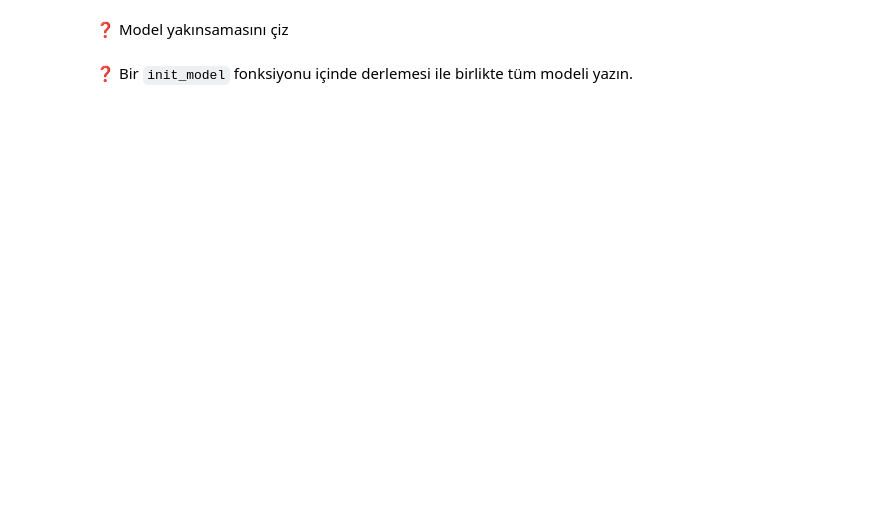
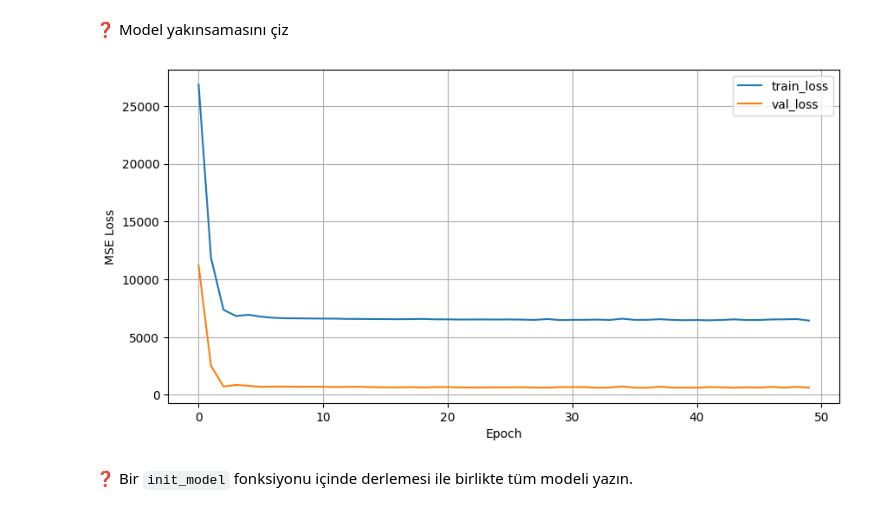
Before and after one commit to totkanligizem/S18D2-S-Data-tensorflow_demystified, a Jupyter notebook: recap.ipynb, the cells around one changed output. Cells and saved outputs as stored; diff of their text form; code cells hidden in the pictures; blank space fills up the shorter version.

Commit message:
Add forest fires regression model and training pipeline

```diff
--- a/recap.ipynb
+++ b/recap.ipynb
@@ -328,2 +498,4 @@ y = area
+# %%
+model.add(layers.Dense(20, activation="relu"))
 # %% [markdown]
 ❓ Regresyon görevinize uygun son bir katman ekleyin
@@ -332,3 +502,5 @@ y = area
+# %%
+model.add(layers.Dense(1))
 # %% [markdown]
 ❓ Modelinizin parametre sayısını kontrol edin.
 
@@ -344,2 +540,8 @@ Yoğun Sinir Ağınızın her katmanında yer alan parametre sayısını doğru
+# %%
+model.compile(
+    optimizer="adam",
+    loss="mse",
+    metrics=[keras.metrics.MeanAbsoluteError(name="mae")]
+)
 # %% [markdown]
 ❓Modeli bu rastgele veriler üzerinde çalıştırın; bir dizi `epochs` ve bir `batch_size` seçmeyi unutmayın. Geri dönen sonucu `history` içinde saklayın.
@@ -347,0 +548,8 @@ Yoğun Sinir Ağınızın her katmanında yer alan parametre sayısını doğru
+# %%
+history = model.fit(
+    X_train, y_train,
+    validation_split=0.2,
+    epochs=50,
+    batch_size=32,
+    verbose=1
+)
@@ -352,2 +576,15 @@ Yoğun Sinir Ağınızın her katmanında yer alan parametre sayısını doğru
+# %%
+import matplotlib.pyplot as plt
+
+plt.figure(figsize=(10, 5))
+plt.plot(history.history["loss"], label="train_loss")
+plt.plot(history.history["val_loss"], label="val_loss")
+plt.xlabel("Epoch")
+plt.ylabel("MSE Loss")
+plt.grid(True)
+plt.legend()
+plt.show()
+# %% [output]
+[figure, added]
 # %% [markdown]
 ❓ Bir `init_model` fonksiyonu içinde derlemesi ile birlikte tüm modeli yazın.
```
Also changed, not shown: parts of 54 cells of this notebook.
